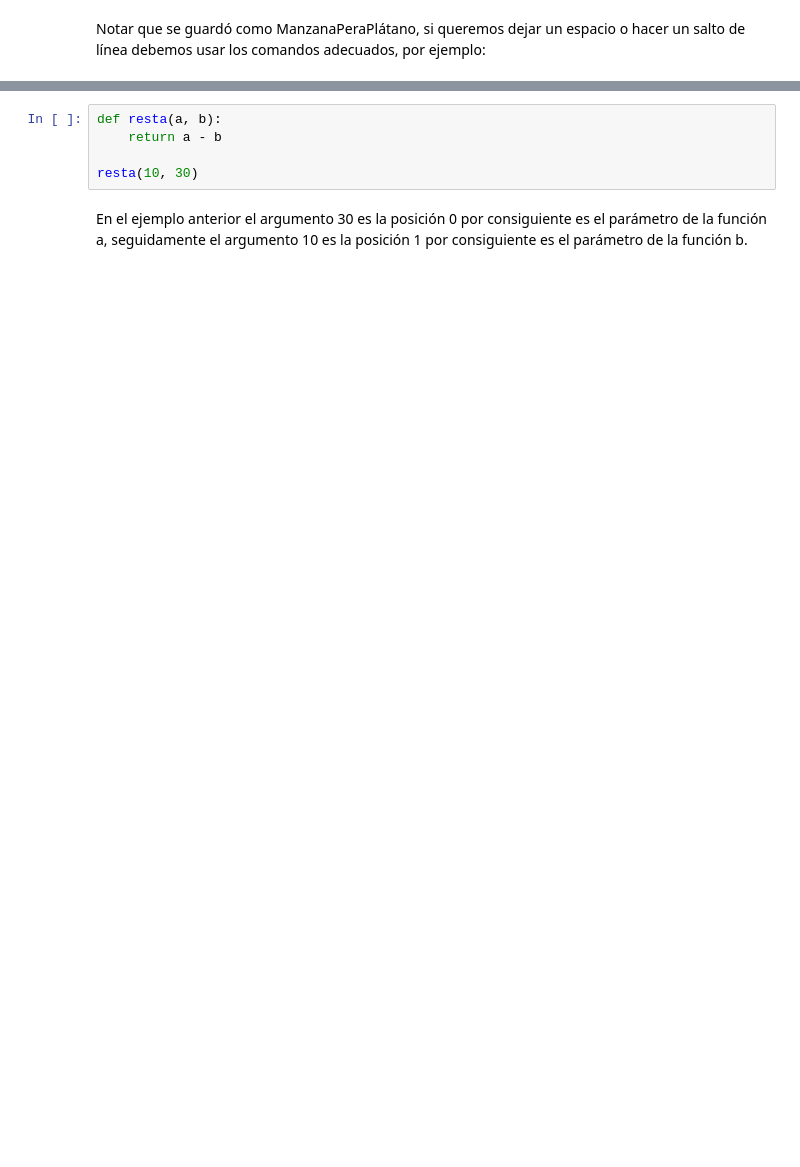
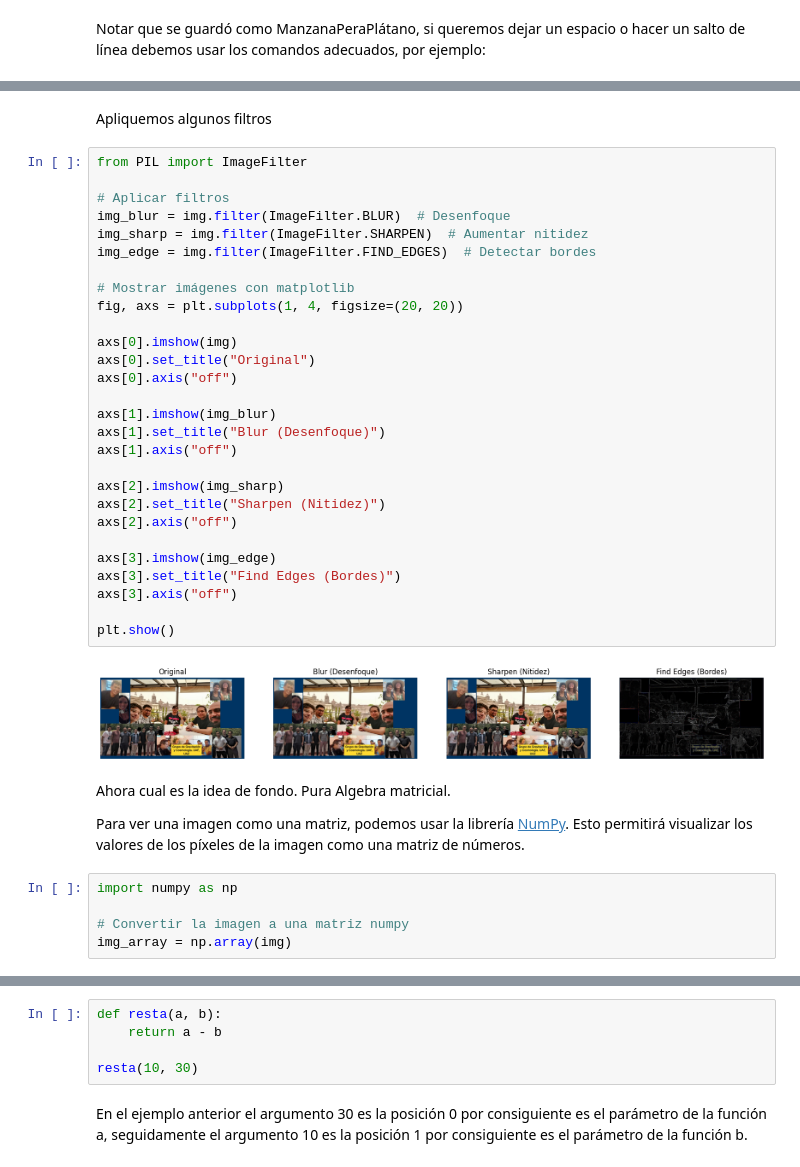
Before and after one commit to Mandy8808/Metodos_Numericos_2024, a Jupyter notebook: Lectures/Bloque_Cero/Ideas_basicas_sobre_Python_y_algunos_paquetes_fundamentales_Part4.ipynb, the cells around one changed output, grey strips where cells are left out. Cells and saved outputs as stored; diff of their text form; blank space fills up the shorter version.

```diff
--- a/Lectures/Bloque_Cero/Ideas_basicas_sobre_Python_y_algunos_paquetes_fundamentales_Part4.ipynb
+++ b/Lectures/Bloque_Cero/Ideas_basicas_sobre_Python_y_algunos_paquetes_fundamentales_Part4.ipynb
@@ -255,0 +362,41 @@ archivo.close()
+# %% [markdown]
+Apliquemos algunos filtros
+# %%
+from PIL import ImageFilter
+
+# Aplicar filtros
+img_blur = img.filter(ImageFilter.BLUR)  # Desenfoque
+img_sharp = img.filter(ImageFilter.SHARPEN)  # Aumentar nitidez
+img_edge = img.filter(ImageFilter.FIND_EDGES)  # Detectar bordes
+
+# Mostrar imágenes con matplotlib
+fig, axs = plt.subplots(1, 4, figsize=(20, 20))
+
+axs[0].imshow(img)
+axs[0].set_title("Original")
+axs[0].axis("off")
+
+axs[1].imshow(img_blur)
+axs[1].set_title("Blur (Desenfoque)")
+axs[1].axis("off")
+
+axs[2].imshow(img_sharp)
+axs[2].set_title("Sharpen (Nitidez)")
+axs[2].axis("off")
+
+axs[3].imshow(img_edge)
+axs[3].set_title("Find Edges (Bordes)")
+axs[3].axis("off")
+
+plt.show()
+# %% [output]
+[figure, added]
+# %% [markdown]
+Ahora cual es la idea de fondo. Pura Algebra matricial.
+
+Para ver una imagen como una matriz, podemos usar la librería [NumPy](https://numpy.org). Esto  permitirá visualizar los valores de los píxeles de la imagen como una matriz de números.
+# %%
+import numpy as np
+
+# Convertir la imagen a una matriz numpy
+img_array = np.array(img)
```
Also changed, not shown: parts of 138 cells of this notebook, 3 other files.
